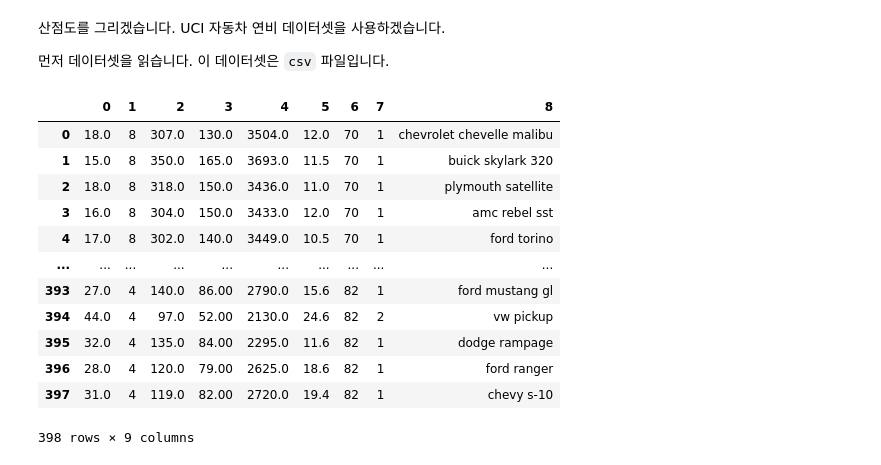
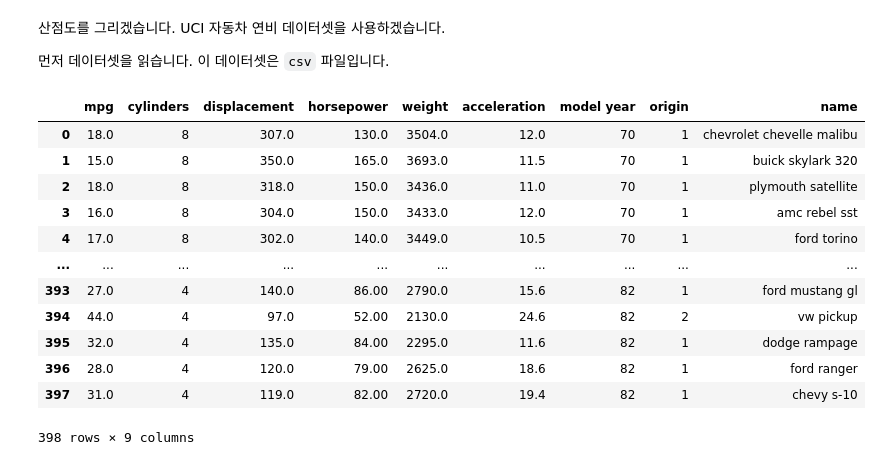
Before and after one commit to LeeSeungwon89/Pandas_Theory, a Jupyter notebook: 2. 데이터를 다루기 위한 파이썬 패키지.ipynb, the cells around one changed output. Saved outputs shown, nothing was run; the diff lists cells and outputs as text; code cells hidden in the pictures.

```diff
--- a/2. 데이터를 다루기 위한 파이썬 패키지.ipynb
+++ b/2. 데이터를 다루기 위한 파이썬 패키지.ipynb
@@ -3439,9 +3439,11 @@ df_kor_elec_sum.T.plot(kind='hist')
 # %%
 df_mileage = pd.read_csv('/content/gdrive/MyDrive/Python_for_Data_Analytics_Science/5674-833_4th/part3/auto-mpg.csv',
                          header=None)
+df_mileage.columns = ['mpg', 'cylinders', 'displacement', 'horsepower', 'weight',
+                      'acceleration', 'model year', 'origin', 'name']
 df_mileage
 # %% [output]
-|  | 0 | 1 | 2 | 3 | 4 | 5 | 6 | 7 | 8 |
+|  | mpg | cylinders | displacement | horsepower | weight | acceleration | model year | origin | name |
 | 0 | 18.0 | 8 | 307.0 | 130.0 | 3504.0 | 12.0 | 70 | 1 | chevrolet chevelle malibu |
 | 1 | 15.0 | 8 | 350.0 | 165.0 | 3693.0 | 11.5 | 70 | 1 | buick skylark 320 |
 | 2 | 18.0 | 8 | 318.0 | 150.0 | 3436.0 | 11.0 | 70 | 1 | plymouth satellite |
```
Also changed, not shown: parts of 3 cells of this notebook.
